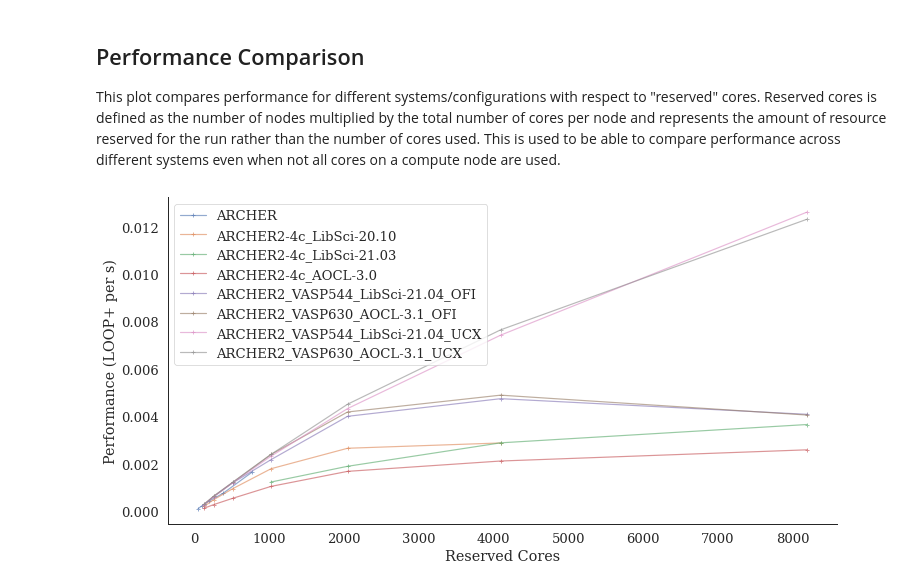
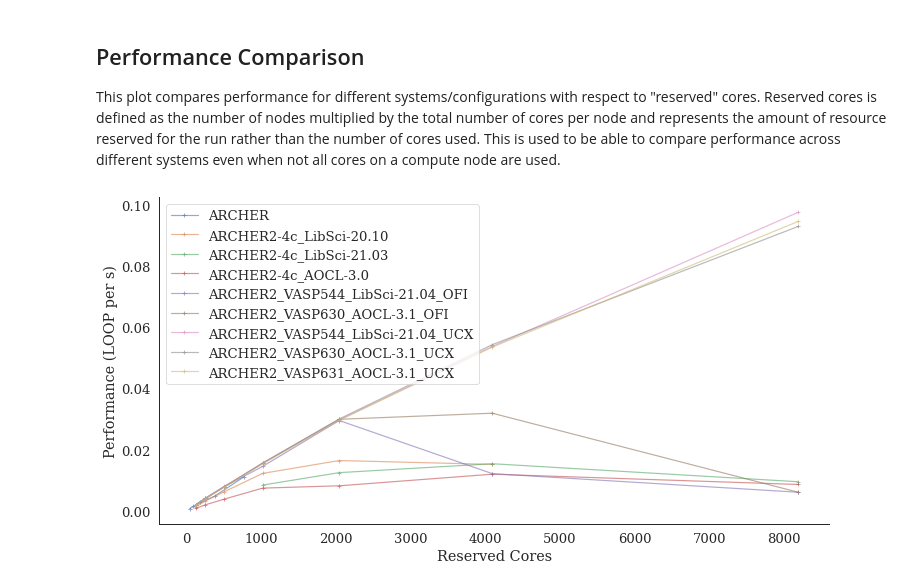
Before and after one commit to hpc-uk/archer-benchmarks, a Jupyter notebook: others/VASP/analysis/VASP_TiO2_perf_analysis.ipynb, the cells around one changed output. Saved outputs shown, nothing was run; the diff lists cells and outputs as text; code cells hidden in the pictures.

Commit message:
Updates VASP analysis to be based on LOOP

```diff
--- a/others/VASP/analysis/VASP_TiO2_perf_analysis.ipynb
+++ b/others/VASP/analysis/VASP_TiO2_perf_analysis.ipynb
@@ -55,7 +55,8 @@ results = [
     'ARCHER2_VASP544_LibSci-21.04_OFI',
     'ARCHER2_VASP630_AOCL-3.1_OFI',
     'ARCHER2_VASP544_LibSci-21.04_UCX',
-    'ARCHER2_VASP630_AOCL-3.1_UCX'
+    'ARCHER2_VASP630_AOCL-3.1_UCX',
+    'ARCHER2_VASP631_AOCL-3.1_UCX'
           ]
 systems = {
     'ARCHER': 'ARCHER',
@@ -67,7 +68,8 @@ systems = {
     'ARCHER2_VASP544_LibSci-21.04_OFI': 'ARCHER2',
     'ARCHER2_VASP630_AOCL-3.1_OFI': 'ARCHER2',
     'ARCHER2_VASP544_LibSci-21.04_UCX': 'ARCHER2',
-    'ARCHER2_VASP630_AOCL-3.1_UCX': 'ARCHER2'
+    'ARCHER2_VASP630_AOCL-3.1_UCX': 'ARCHER2',
+    'ARCHER2_VASP631_AOCL-3.1_UCX': 'ARCHER2'
 }
 perf = {}
 notes = {}
@@ -219,11 +117,11 @@ This plot compares performance for different systems/configurations with respect
 # %%
 for res in results:
     totcores = [n * cpn[res] for n in nodes[res]]
     plt.plot(totcores, perf_nodes[res], '-+', label=names[res], alpha=0.6)
 plt.xlabel('Reserved Cores')
-plt.ylabel('Performance (LOOP+ per s)')
+plt.ylabel('Performance (LOOP per s)')
 plt.legend(loc='best')
 sns.despine()
-plt.savefig('vasp_tio2_perf.png', dpi=300)
+# plt.savefig('vasp_tio2_perf.png', dpi=300)
 # %% [output]
-[figure, old version]
+[figure, new version]
```
Also changed, not shown: parts of 4 cells of this notebook, 2 other files.
